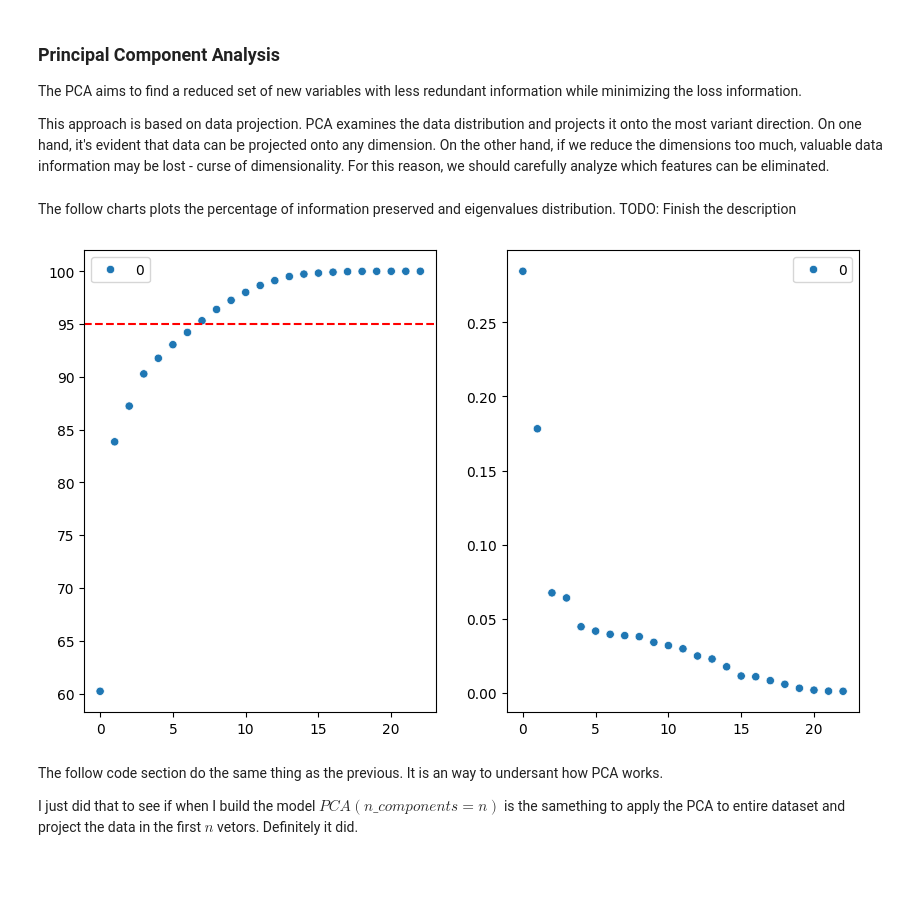
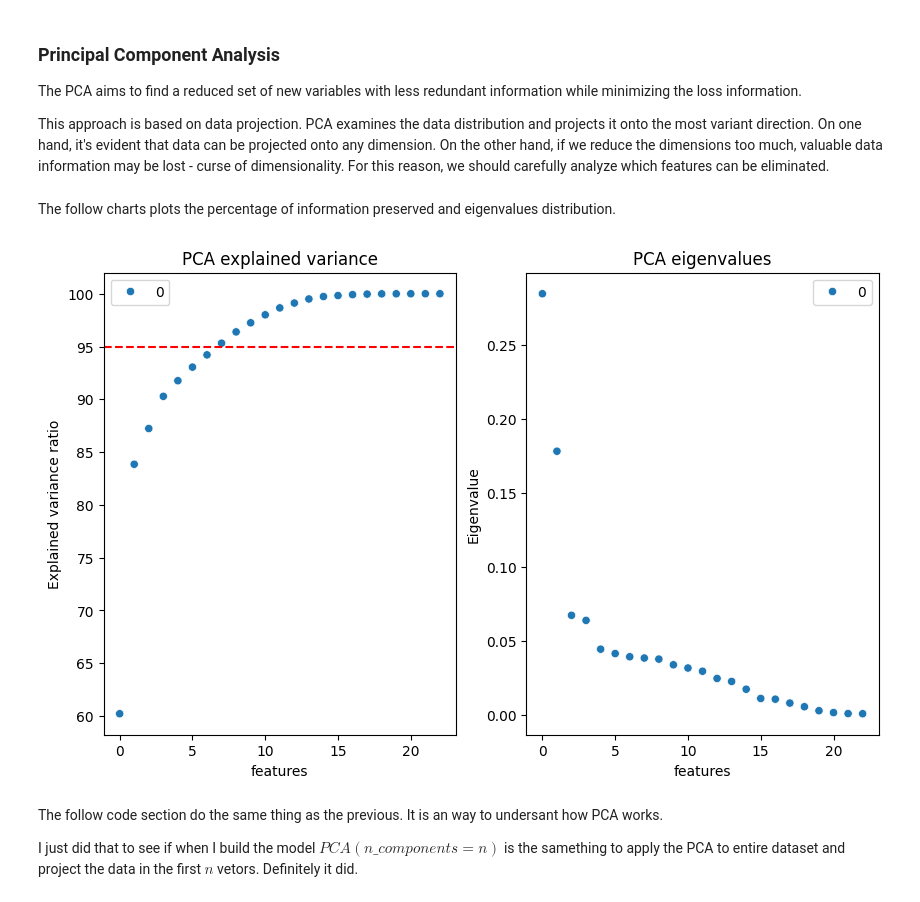
Before and after one commit to JoaoESmoreira/RP-Project, a Jupyter notebook: src/Report.ipynb, the cells around one changed output. Cells and saved outputs as stored; diff of their text form; code cells hidden in the pictures; blank space fills up the shorter version.

```diff
--- a/src/Report.ipynb
+++ b/src/Report.ipynb
@@ -306,15 +315,22 @@ R = lambda i: eigenvalue[0][index_lambda[:i]].pow(2).sum() / eigenvalue[0].pow(2
 preserved_variance = pd.DataFrame([R(i+1) for i in index_lambda])
 # %% [markdown]
 The follow charts plots the percentage of information preserved and eigenvalues distribution.
-TODO: Finish the description
 # %%
 fig, axes = plt.subplots(1, 2, figsize=(10,6))
+
 sb.scatterplot(ax=axes[0], data=preserved_variance)
+sb.scatterplot(ax=axes[1], data=eigenvalue)
+
 axes[0].axhline(y=95, color='r', linestyle='--')
-sb.scatterplot(ax=axes[1], data=eigenvalue)
+axes[0].set_title("PCA explained variance")
+axes[0].set_xlabel("features")
+axes[0].set_ylabel("Explained variance ratio")
+axes[1].set_title("PCA eigenvalues")
+axes[1].set_xlabel("features")
+axes[1].set_ylabel("Eigenvalue")
 plt.show()
 # %% [output]
-[figure, old version]
+[figure, new version]
 # %%
 pca = PCA(n_components=8)
 pca.fit(X)
```
Also changed, not shown: parts of 28 cells of this notebook, 2 other files.
